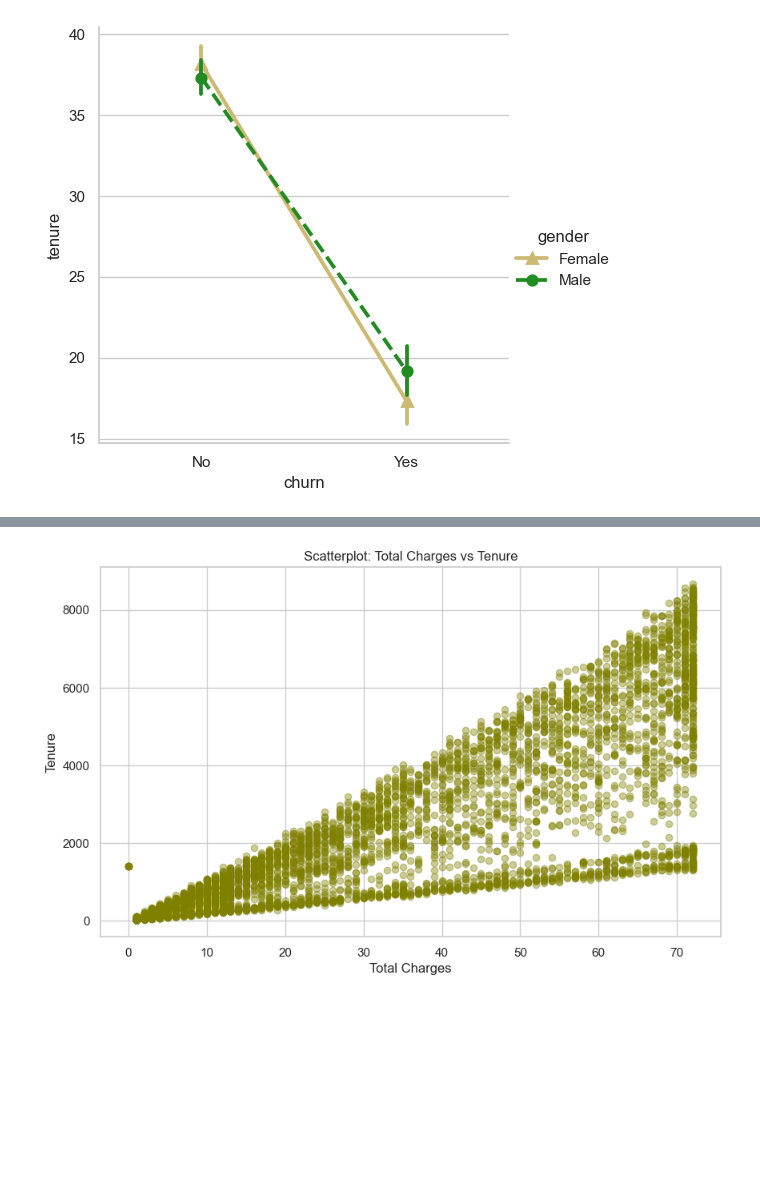
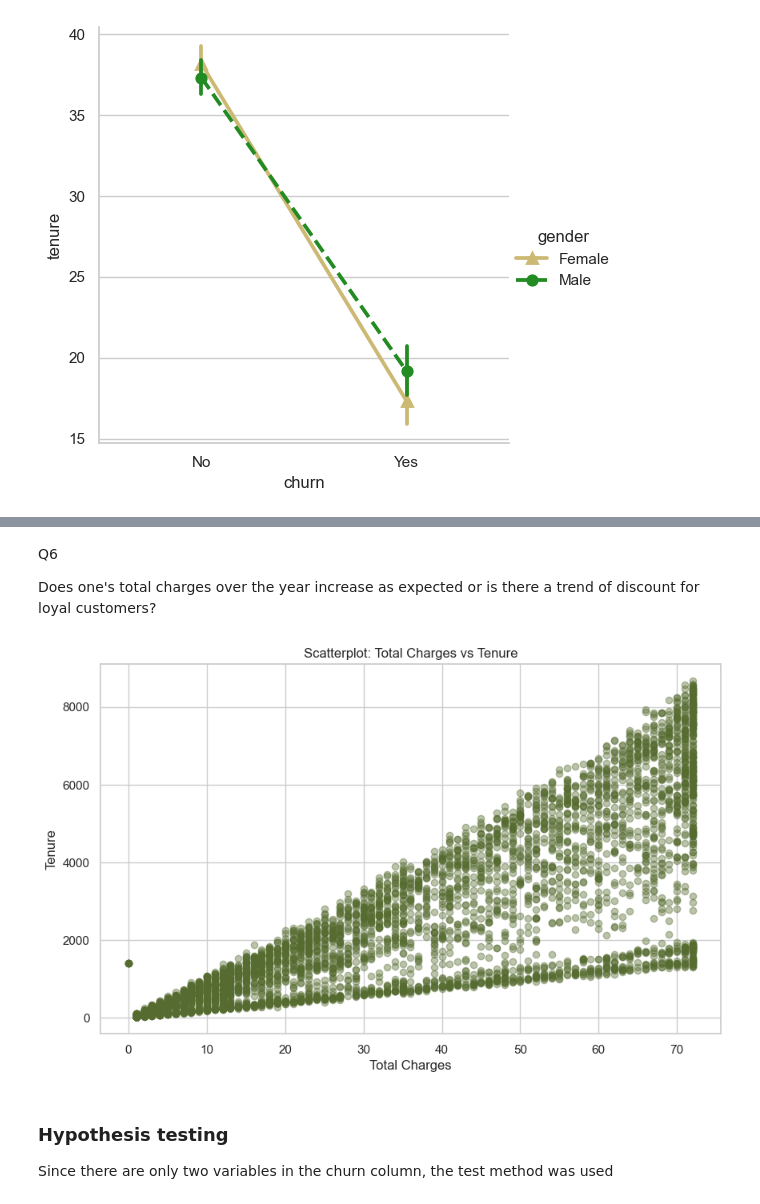
Before and after one commit to FloJoLaryea/Customer_Churn_Analysis, a Jupyter notebook: cstomer_churn_analysis.ipynb, the cells around one changed output, grey strips where cells are left out. Drawn from its saved outputs; the diff is of its cells as text; code cells hidden in the pictures; blank space fills up the shorter version.

```diff
--- a/cstomer_churn_analysis.ipynb
+++ b/cstomer_churn_analysis.ipynb
@@ -502,11 +585,0 @@ Pricing Strategy and Customer Retention:
-# %%
-# Set seaborn style
-sns.set_theme(style="whitegrid")
-
-# Create a box plot
-plt.figure(figsize=(10, 6))
-sns.boxplot(x='churn', y='monthly_charges', data=train_df, palette={'No': 'khaki', 'Yes': 'olive'})
-plt.title('Impact of Monthly Charges on Customer Churn')
-plt.xlabel('Churn')
-plt.ylabel('Monthly Charges')
-plt.show()
@@ -591,17 +610,25 @@ plt.show()
+# %% [markdown]
+Q6
+
+Does one's total charges over the year increase as expected or is there a trend of discount for loyal customers?
 # %%
 
 
 # Plotting the scatterplot
 plt.figure(figsize=(10, 6))
-plt.scatter(train_df['tenure'], train_df['total_charges'], alpha=0.4, color='olive')
+plt.scatter(train_df['tenure'], train_df['total_charges'], alpha=0.4, color='darkolivegreen')
 
 # Adding labels and title
 plt.xlabel('Total Charges')
 plt.ylabel('Tenure')
 plt.title('Scatterplot: Total Charges vs Tenure')
 
 # Show plot
 #plt.grid(True)
 plt.show()
 # %% [output]
-[figure, old version]
+[figure, new version]
+# %% [markdown]
+### Hypothesis testing
+
+Since there are only two variables in the churn column, the test method was used
```
Also changed, not shown: parts of 56 cells of this notebook, 1 other file.
